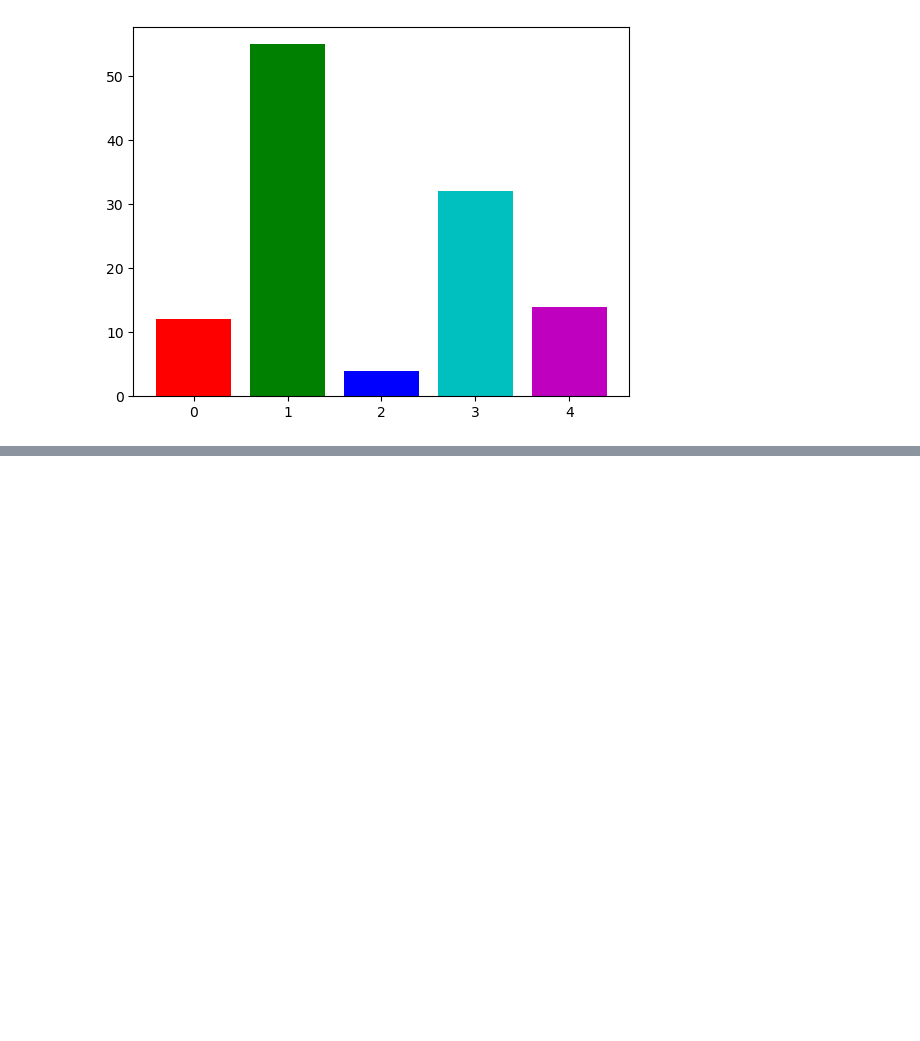
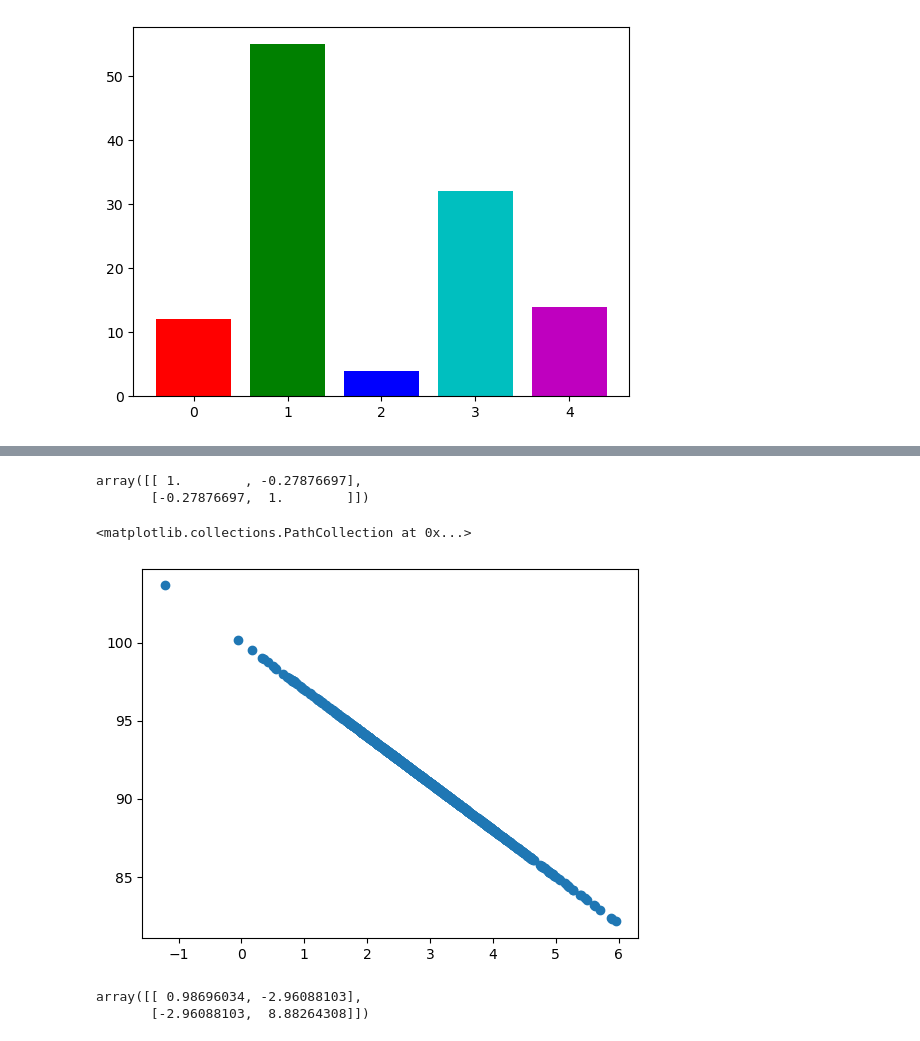
Before and after one commit to bosshentai/MachineLearning, a Jupyter notebook: Learning.ipynb, the cells around one changed output, grey strips where cells are left out. Saved outputs shown, nothing was run; the diff lists cells and outputs as text; code cells hidden in the pictures; blank space fills up the shorter version.

```diff
--- a/Learning.ipynb
+++ b/Learning.ipynb
@@ -344,0 +395,18 @@ plt.show()
+# %%
+#Computing correlation - The NumPy way
+
+np.corrcoef(pagesSpeeds,purchaseAmount)
+# %% [output]
+array([[ 1.        , -0.27876697],
+       [-0.27876697,  1.        ]])
+# %%
+purchaseAmount = 100 - pagesSpeeds * 3
+scatter(pagesSpeeds,purchaseAmount)
+# %% [output]
+<matplotlib.collections.PathCollection at 0x...>
+[figure, added]
+# %%
+np.cov(pagesSpeeds,purchaseAmount)
+# %% [output]
+array([[ 0.98696034, -2.96088103],
+       [-2.96088103,  8.88264308]])
```
Also changed, not shown: parts of 32 cells of this notebook, 1 other file.
